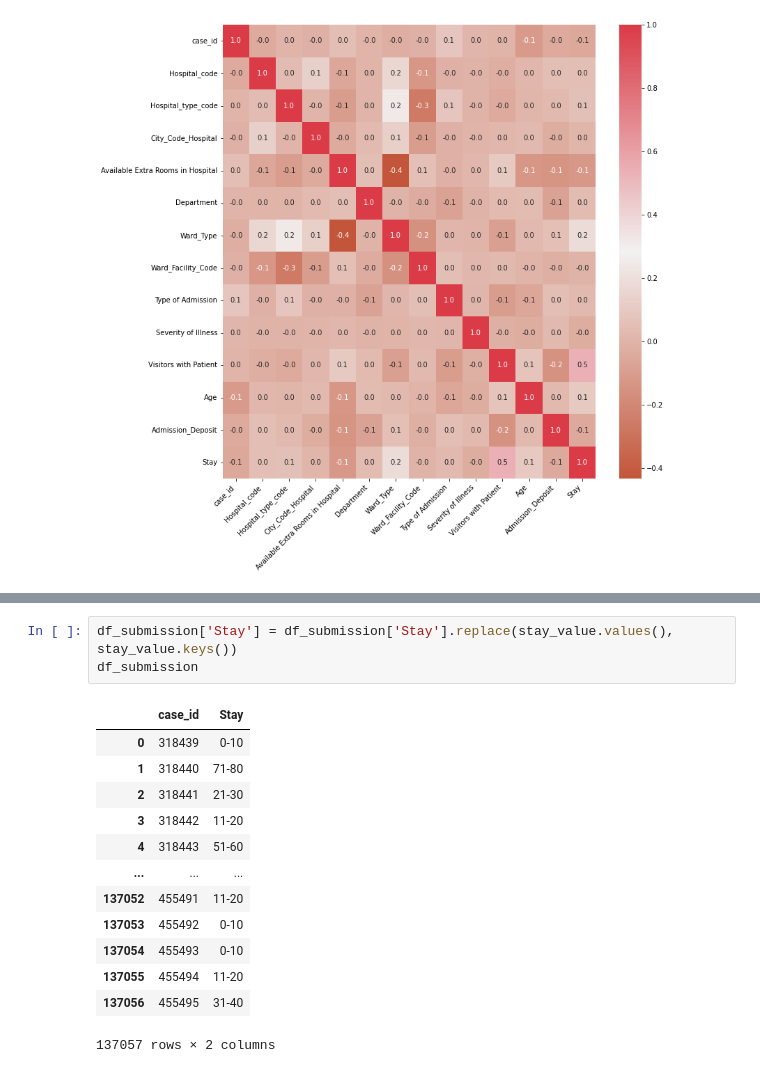
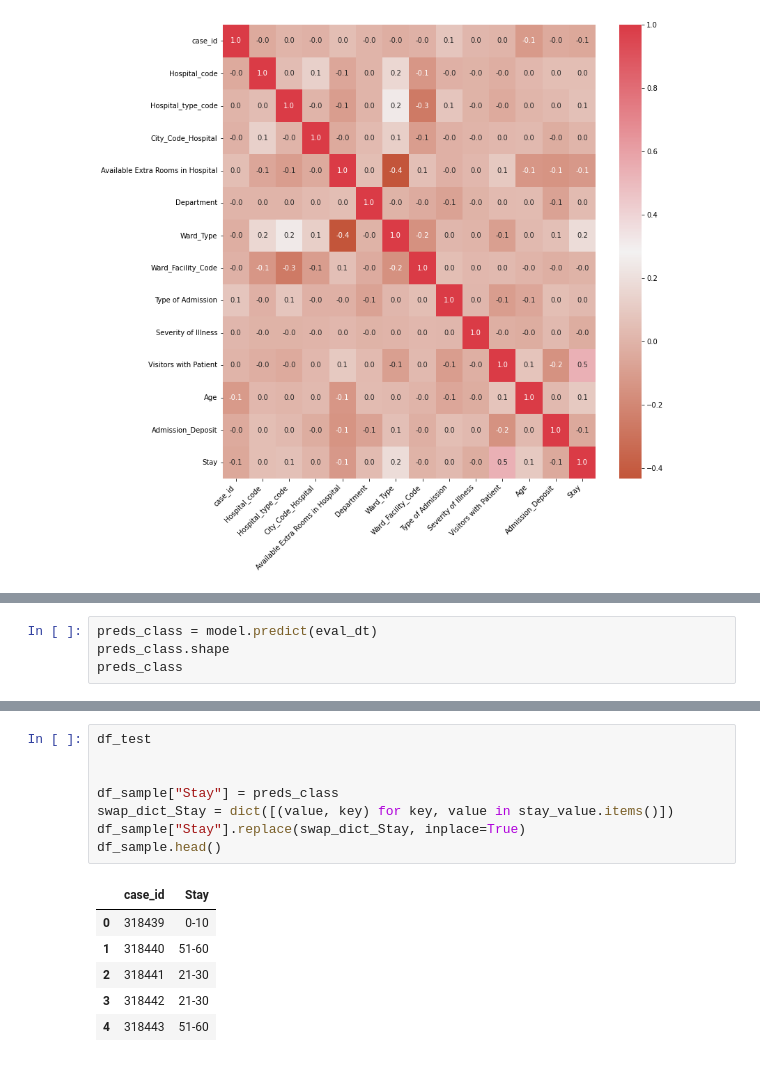
Before and after one commit to swapanroy/Kaggle, a Jupyter notebook: healthcare-data-predicting-length-of-stay.ipynb, the cells around one changed output, grey strips where cells are left out. Saved outputs shown, nothing was run; the diff lists cells and outputs as text.

```diff
--- a/healthcare-data-predicting-length-of-stay.ipynb
+++ b/healthcare-data-predicting-length-of-stay.ipynb
@@ -381,0 +505,4 @@ df_test_new = df_merge[1]
+# %%
+preds_class = model.predict(eval_dt)
+preds_class.shape
+preds_class
@@ -496,17 +537,15 @@ df_submission
-# %%
-df_submission['Stay'] = df_submission['Stay'].replace(stay_value.values(), stay_value.keys())
-df_submission
-# %% [output]
-|  | case_id | Stay |
-| 0 | 318439 | 0-10 |
-| 1 | 318440 | 71-80 |
-| 2 | 318441 | 21-30 |
-| 3 | 318442 | 11-20 |
-| 4 | 318443 | 51-60 |
-| ... | ... | ... |
-| 137052 | 455491 | 11-20 |
-| 137053 | 455492 | 0-10 |
-| 137054 | 455493 | 0-10 |
-| 137055 | 455494 | 11-20 |
-| 137056 | 455495 | 31-40 |
-137057 rows × 2 columns
+# %%
+df_test
+
+
+df_sample["Stay"] = preds_class
+swap_dict_Stay = dict([(value, key) for key, value in stay_value.items()])
+df_sample["Stay"].replace(swap_dict_Stay, inplace=True)
+df_sample.head()
+# %% [output]
+|  | case_id | Stay |
+| 0 | 318439 | 0-10 |
+| 1 | 318440 | 51-60 |
+| 2 | 318441 | 21-30 |
+| 3 | 318442 | 21-30 |
+| 4 | 318443 | 51-60 |
```
Also changed, not shown: parts of 23 cells of this notebook.
